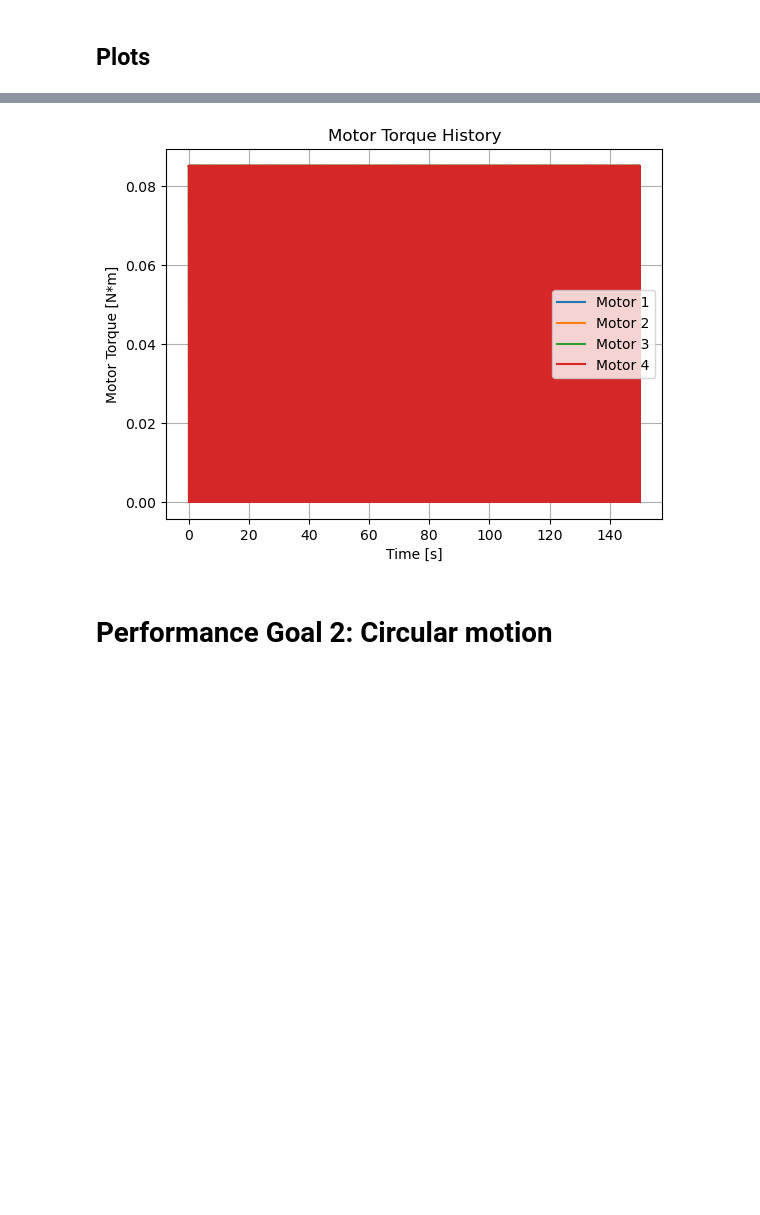
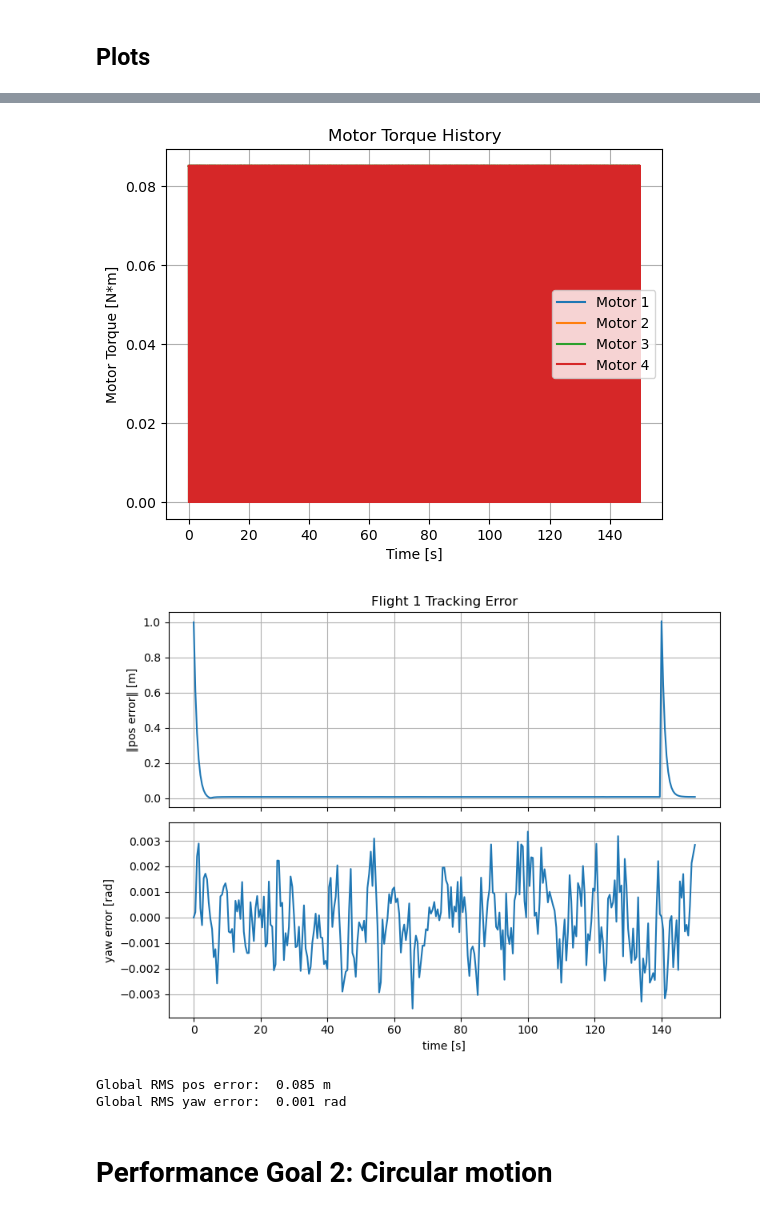
Before and after one commit to dssong2/ae352-project, a Jupyter notebook: main/test_controller.ipynb, the cells around one changed output, grey strips where cells are left out. Saved outputs shown, nothing was run; the diff lists cells and outputs as text; code cells hidden in the pictures; blank space fills up the shorter version.

```diff
--- a/main/test_controller.ipynb
+++ b/main/test_controller.ipynb
@@ -96,13 +96,17 @@ while t < t_max:
 ## Plots
 # %%
 controller.plot_all()
+controller.plot_track(flight_id=1)
 # %% [output]
 [figure]
 [figure]
 [figure]
 [figure]
 [figure]
 [figure]
+[figure, added]
+Global RMS pos error:  0.085 m
+Global RMS yaw error:  0.001 rad
 # %% [markdown]
 # Performance Goal 2: Circular motion
 # %%
```
Also changed, not shown: parts of 3 cells of this notebook, 1 other file.
